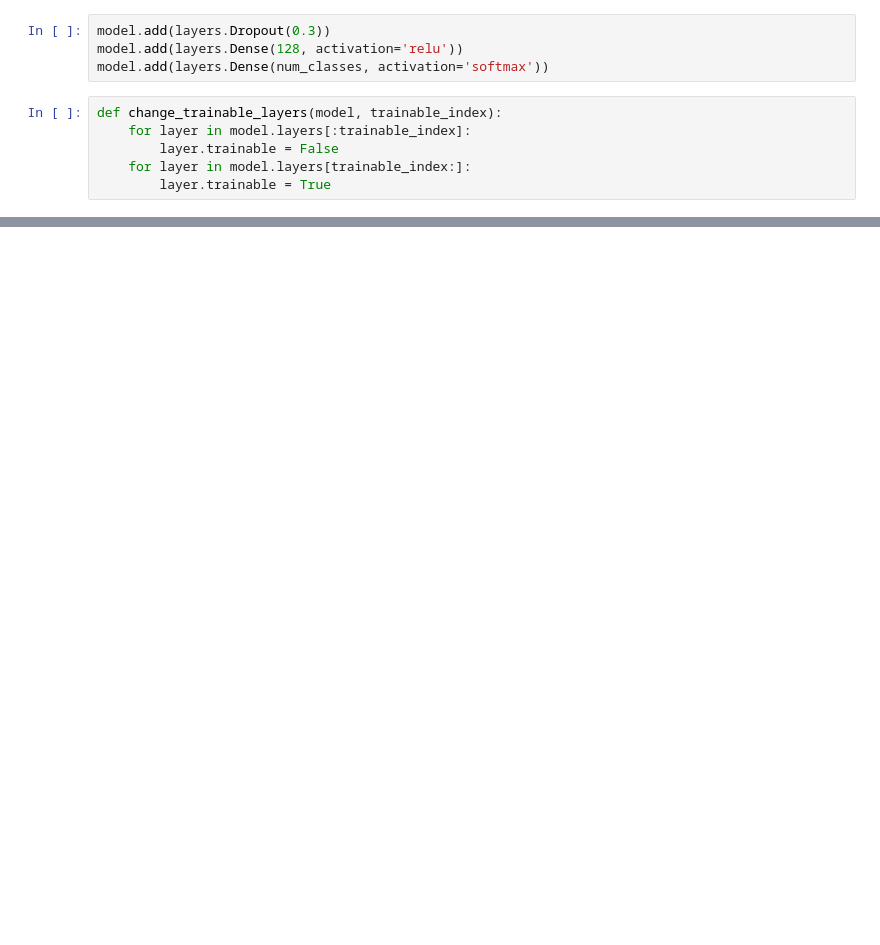
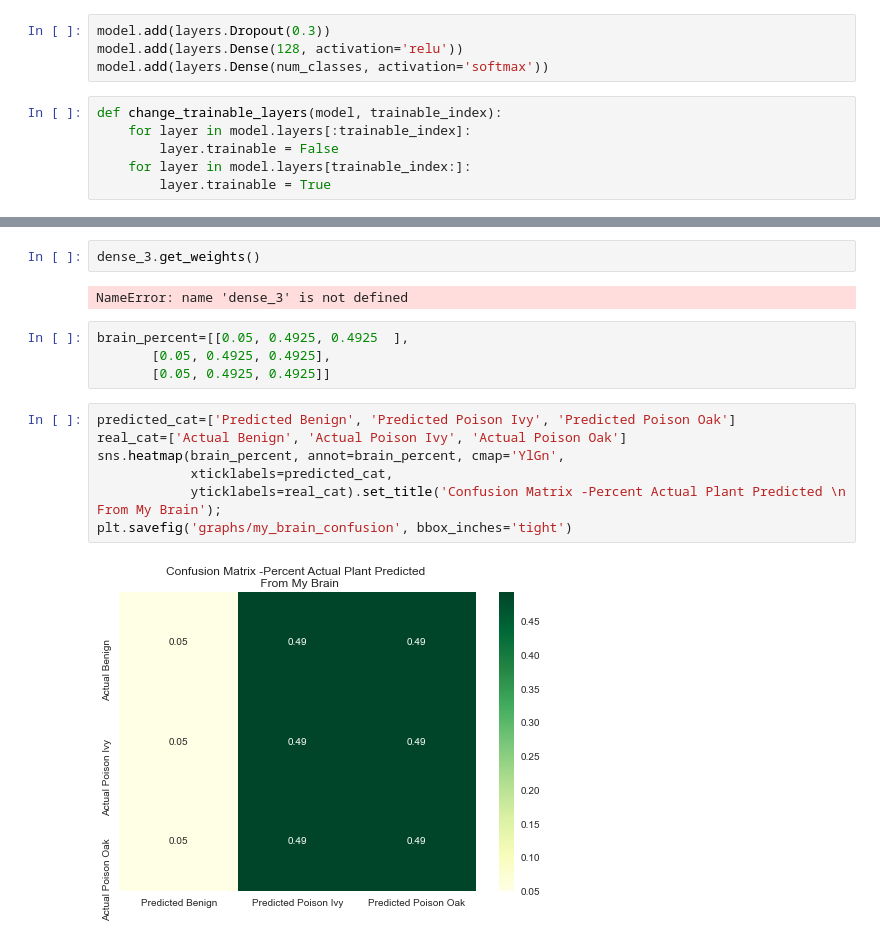
Before and after one commit to hadams1337/Poison-Ivy_Poison-Oak, a Jupyter notebook: model_128_2_zoom_bright.ipynb, the cells around one changed output, grey strips where cells are left out. Cells and saved outputs as stored; diff of their text form; blank space fills up the shorter version.

```diff
--- a/model_128_2_zoom_bright.ipynb
+++ b/model_128_2_zoom_bright.ipynb
@@ -213,0 +443,17 @@ change_trainable_layers(model, 10)
+# %%
+dense_3.get_weights()
+# %% [output]
+NameError: name 'dense_3' is not defined
+# %%
+brain_percent=[[0.05, 0.4925, 0.4925  ],
+       [0.05, 0.4925, 0.4925],
+       [0.05, 0.4925, 0.4925]]
+# %%
+predicted_cat=['Predicted Benign', 'Predicted Poison Ivy', 'Predicted Poison Oak']
+real_cat=['Actual Benign', 'Actual Poison Ivy', 'Actual Poison Oak']
+sns.heatmap(brain_percent, annot=brain_percent, cmap='YlGn',
+            xticklabels=predicted_cat,
+            yticklabels=real_cat).set_title('Confusion Matrix -Percent Actual Plant Predicted \n From My Brain');
+plt.savefig('graphs/my_brain_confusion', bbox_inches='tight')
+# %% [output]
+[figure, added]
```
Also changed, not shown: parts of 29 cells of this notebook, 11 other files.
